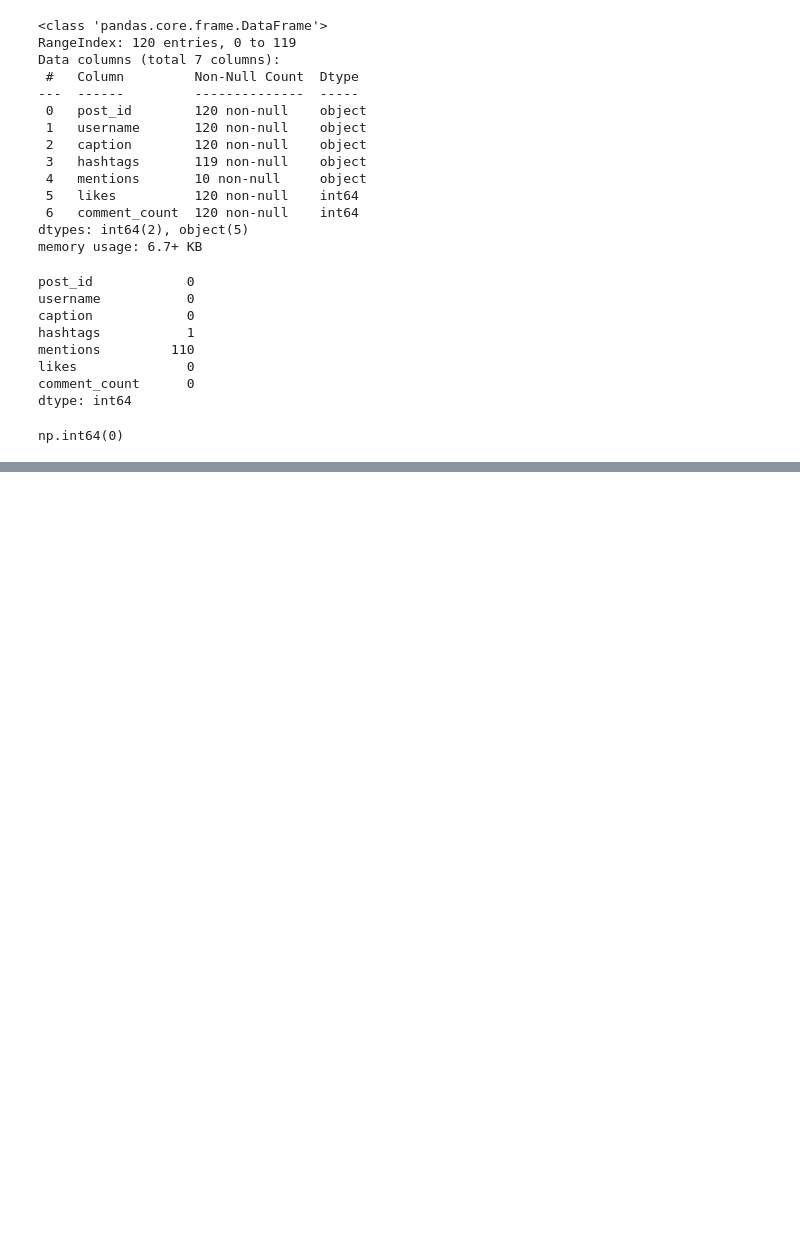
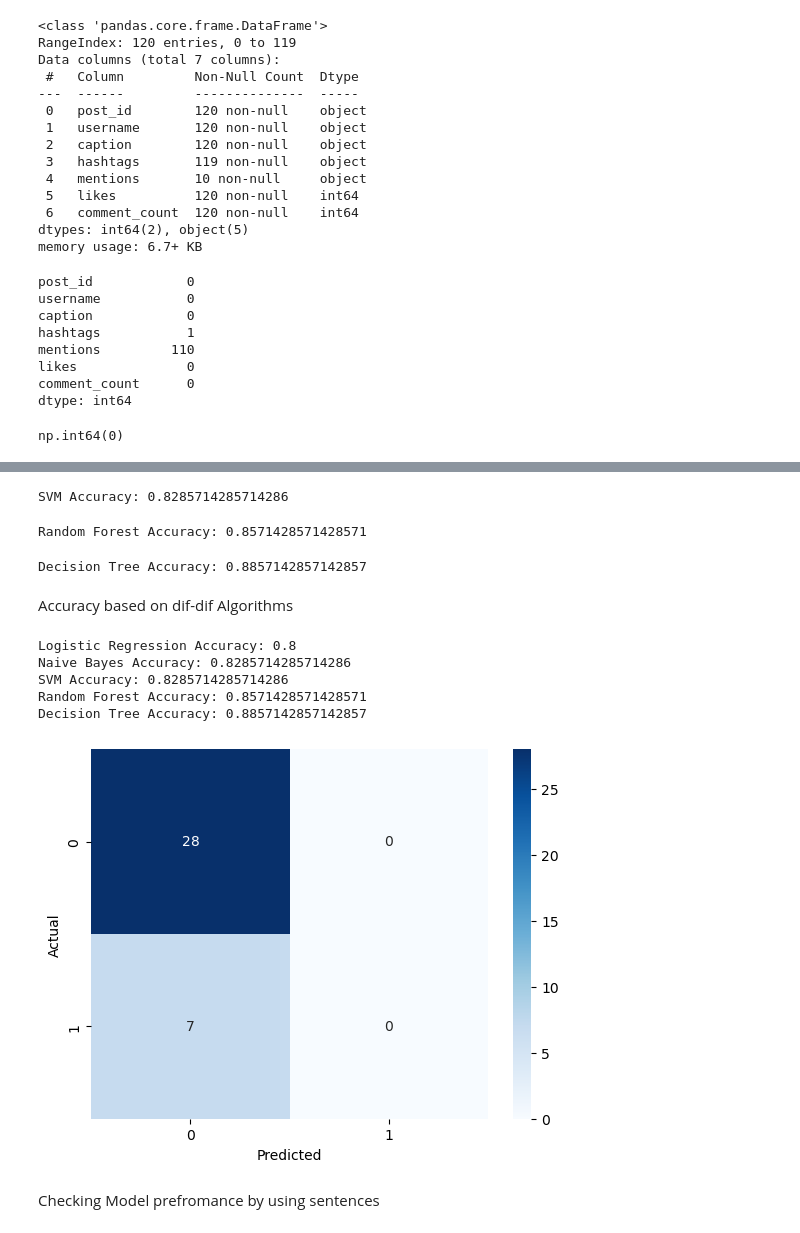
Before and after one commit to Kirtikesh157/CMS, a Jupyter notebook: index.ipynb, the cells around one changed output, grey strips where cells are left out. Cells and saved outputs as stored; diff of their text form; code cells hidden in the pictures; blank space fills up the shorter version.

```diff
--- a/index.ipynb
+++ b/index.ipynb
@@ -224,0 +432,7 @@ df.describe()
+# %%
+from sklearn.feature_extraction.text import TfidfVectorizer
+
+vectorizer = TfidfVectorizer(max_features=4000)
+X = vectorizer.fit_transform(df['clean_caption'])
+
+y = df['label']
@@ -224,0 +441,8 @@ df.describe()
+# %%
+from sklearn.model_selection import train_test_split
+from sklearn.linear_model import LogisticRegression
+
+X_train, X_test, y_train, y_test = train_test_split(X, y, test_size=0.2, random_state=42)
+
+lr = LogisticRegression(max_iter=200)
+lr.fit(X_train, y_train)
@@ -224,0 +451,3 @@ df.describe()
+# %%
+lr.fit(X_train, y_train)
+pred_lr = lr.predict(X_test)
@@ -224,0 +460,5 @@ df.describe()
+# %%
+from sklearn.metrics import confusion_matrix
+
+cm = confusion_matrix(y_test, pred_lr)
+print(cm)
@@ -224,0 +479,54 @@ df.describe()
+# %%
+from sklearn.svm import LinearSVC
+
+svm = LinearSVC()
+svm.fit(X_train, y_train)
+
+pred_svm = svm.predict(X_test)
+print("SVM Accuracy:", accuracy_score(y_test, pred_svm))
+# %% [output]
+SVM Accuracy: 0.8285714285714286
+# %%
+from sklearn.ensemble import RandomForestClassifier
+
+rf = RandomForestClassifier(n_estimators=100)
+rf.fit(X_train, y_train)
+
+pred_rf = rf.predict(X_test)
+print("Random Forest Accuracy:", accuracy_score(y_test, pred_rf))
+# %% [output]
+Random Forest Accuracy: 0.8571428571428571
+# %%
+from sklearn.tree import DecisionTreeClassifier
+dt = DecisionTreeClassifier()
+dt.fit(X_train, y_train)
+pred_dt = dt.predict(X_test)
+print("Decision Tree Accuracy:", accuracy_score(y_test, pred_dt))
+# %% [output]
+Decision Tree Accuracy: 0.8857142857142857
+# %% [markdown]
+Accuracy  based  on  dif-dif  Algorithms
+# %%
+print("Logistic Regression Accuracy:", accuracy_score(y_test, pred_lr))
+print("Naive Bayes Accuracy:", accuracy_score(y_test, pred_nb))
+print("SVM Accuracy:", accuracy_score(y_test, pred_svm))
+print("Random Forest Accuracy:", accuracy_score(y_test, pred_rf))
+print("Decision Tree Accuracy:", accuracy_score(y_test, pred_dt))
+# %% [output]
+Logistic Regression Accuracy: 0.8
+Naive Bayes Accuracy: 0.8285714285714286
+SVM Accuracy: 0.8285714285714286
+Random Forest Accuracy: 0.8571428571428571
+Decision Tree Accuracy: 0.8857142857142857
+# %%
+import seaborn as sns
+import matplotlib.pyplot as plt
+
+sns.heatmap(cm, annot=True, fmt='d', cmap='Blues')
+plt.xlabel("Predicted")
+plt.ylabel("Actual")
+plt.show()
+# %% [output]
+[figure, added]
+# %% [markdown]
+Checking  Model prefromance by using sentences
```
Also changed, not shown: parts of 25 cells of this notebook, 2 other files.
